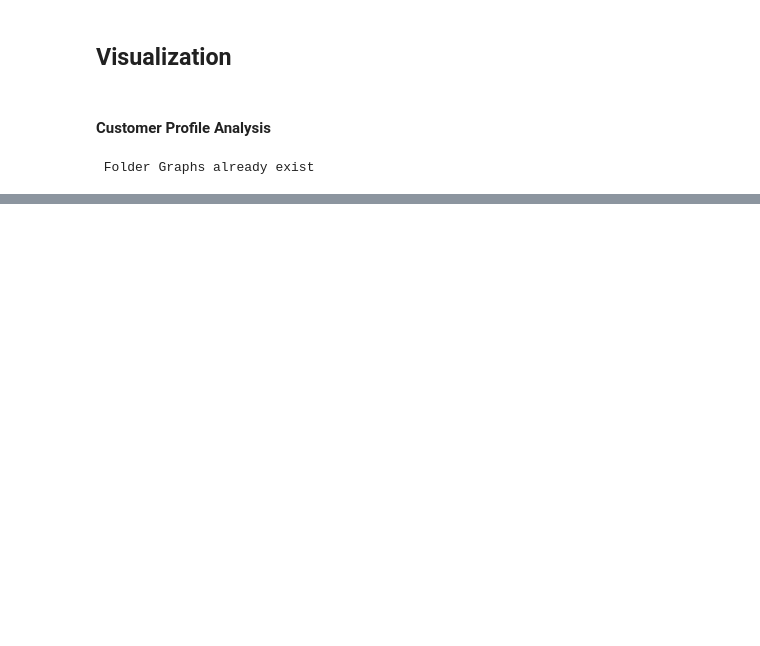
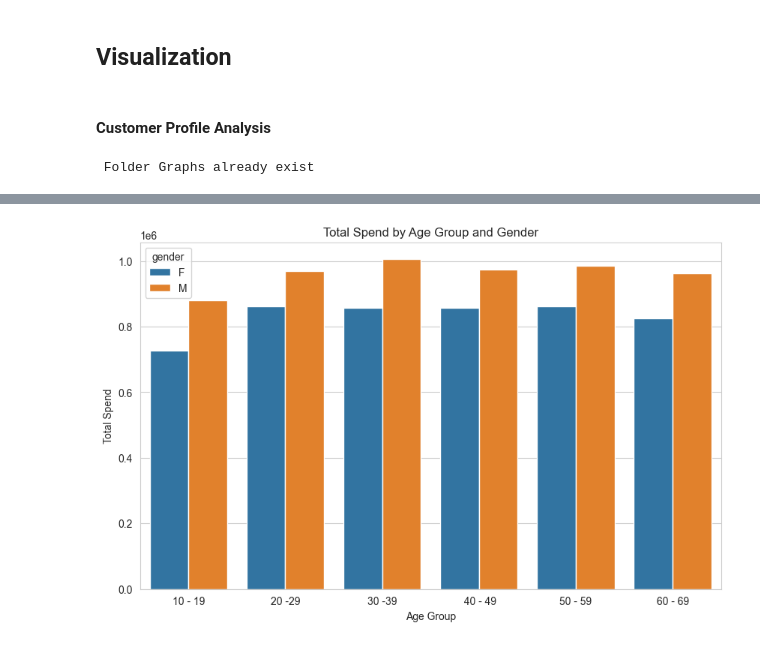
Before and after one commit to JuliusFemi/Capstone_project, a Jupyter notebook: code.ipynb, the cells around one changed output, grey strips where cells are left out. Saved outputs shown, nothing was run; the diff lists cells and outputs as text; code cells hidden in the pictures; blank space fills up the shorter version.

```diff
--- a/code.ipynb
+++ b/code.ipynb
@@ -1081,0 +1106,17 @@ Passing `palette` without assigning `hue` is deprecated and will be removed in v
+# %%
+# Aggregate total spend by age group and gender
+
+age_gender_spend = (
+    merged_df.groupby(['age_group', 'gender'])['sale_price']
+    .sum()
+    .reset_index()
+)
+
+plt.figure(figsize=(10,6))
+sns.barplot(x='age_group', y='sale_price', hue='gender', data=age_gender_spend)
+plt.title('Total Spend by Age Group and Gender')
+plt.ylabel('Total Spend')
+plt.xlabel('Age Group')
+plt.show()
+# %% [output]
+[figure, added]
```
Also changed, not shown: parts of 59 cells of this notebook, 8 other files.
